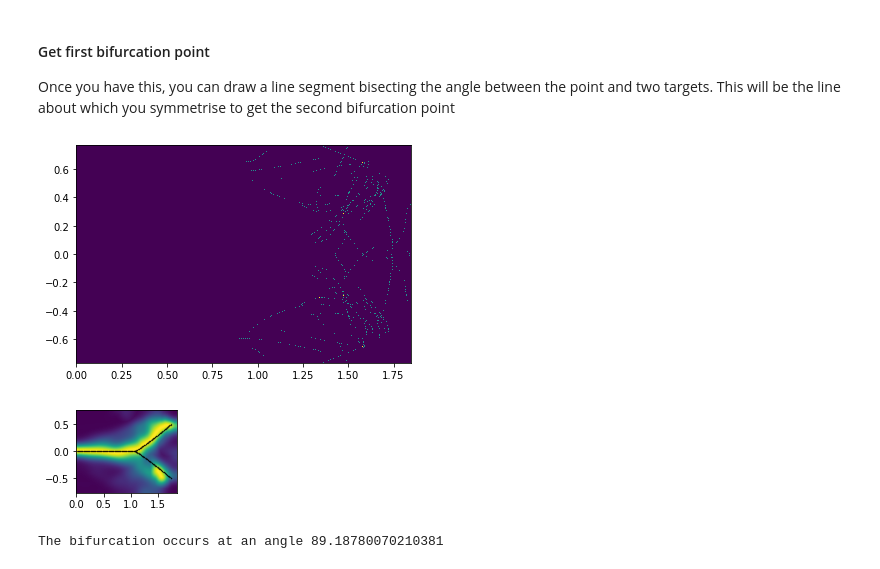
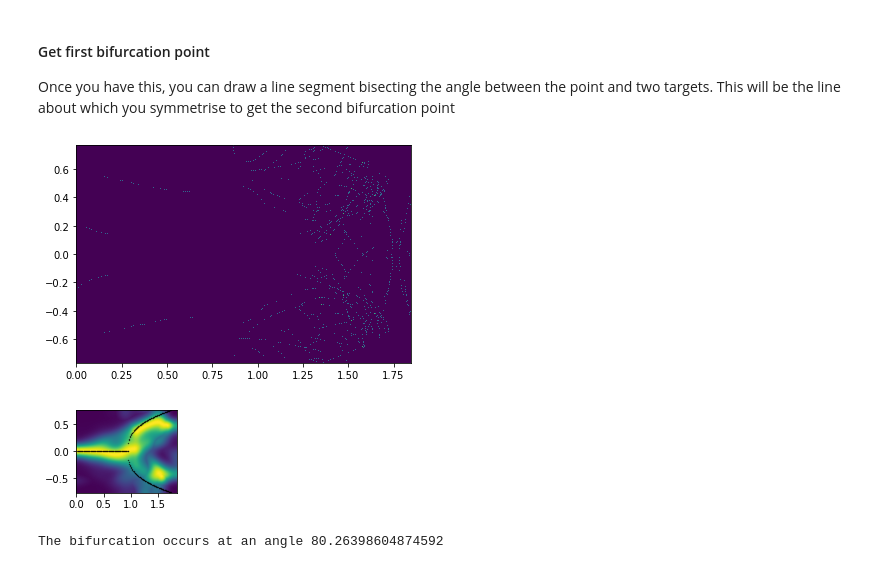
Before and after one commit to bianca-schell/locustVR, a Jupyter notebook: locust_plots.ipynb, the cells around one changed output. Drawn from its saved outputs; the diff is of its cells as text; code cells hidden in the pictures.

Commit message:
all tracks quantified

```diff
--- a/locust_plots.ipynb
+++ b/locust_plots.ipynb
@@ -17,7 +17,7 @@ from scipy.stats import norm
 # %%
 nPosts = 2
 window_size = 50
-isolation_type = 'short_noise' # this determines which tracks we heatmap with. It can be 'signal', 'short_noise' or 'long_noise'
+isolation_type = 'signal' # this determines which tracks we heatmap with. It can be 'signal', 'short_noise' or 'long_noise'
 spatial_discretisation_step = 0.01
 
 dataDIR = '/mnt/ssd1/Documents/Vivek/locustVR/databases/data_collection/'
@@ -616,9 +616,9 @@ y_fit = []
 bif_pt = 1
 params1 = [1.2, 1, 1]
 
-x_sub = np.concatenate((xs1, xs1))
-y_sub = np.concatenate((ys1, -ys1))
-t_sub = np.concatenate((ts1, ts1))
+x_sub = np.concatenate((xs, xs))
+y_sub = np.concatenate((ys, -ys))
+t_sub = np.concatenate((ts, ts))
 
 tmin = 0
 tmax = 250
@@ -651,46 +651,46 @@ for i in range(0, 10):
     )
     params1 = fit_params
 # %% [output]
-[figure, old version]
+[figure, new version]
 # %%
 fig, ax = plt.subplots(1, 1, figsize=(post0_x, post1_y*2))
 plt.imshow(img ** 2, extent=[0, post0_x, post0_y, post1_y])
 
 
 parameters = params1
 step_len = 0.01
 
 x1 = np.arange(step_len, parameters[0], step_len)
 y1 = np.zeros(len(x1))
 
 x = (
     np.arange(parameters[0], post0_x - 10*step_len, step_len)
     )
 x2 = np.concatenate((x, x))
 y2 = np.concatenate(
     (
         (parameters[2] * (x - parameters[0])) ** parameters[1],
         -(parameters[2] * (x - parameters[0])) ** parameters[1],
     )
 )
 
 plt.scatter(x1, y1, c="black", s=0.1)
 plt.scatter(x2, y2, c="black", s=0.1)
 plt.xticks([0, 0.5, 1, 1.5])
 
 fig.savefig(
     "/mnt/ssd1/Documents/Vivek/locustVR/"
     + str(nPosts)
-    + "_post_bifurcation_quantified.pdf",
+    + "_post_all_quantified.pdf",
     dpi=600,
     bbox_inches="tight",
 )
 # %% [output]
-[figure, old version]
+[figure, new version]
 # %%
 print(
     "The bifurcation occurs at an angle",
     2 * np.arctan2(post1_y, post1_x - params1[0]) * 180 / np.pi
 )
 # %% [output]
-The bifurcation occurs at an angle 89.18780070210381
+The bifurcation occurs at an angle 80.26398604874592
```
Also changed, not shown: parts of 5 cells of this notebook, 10 other files.
